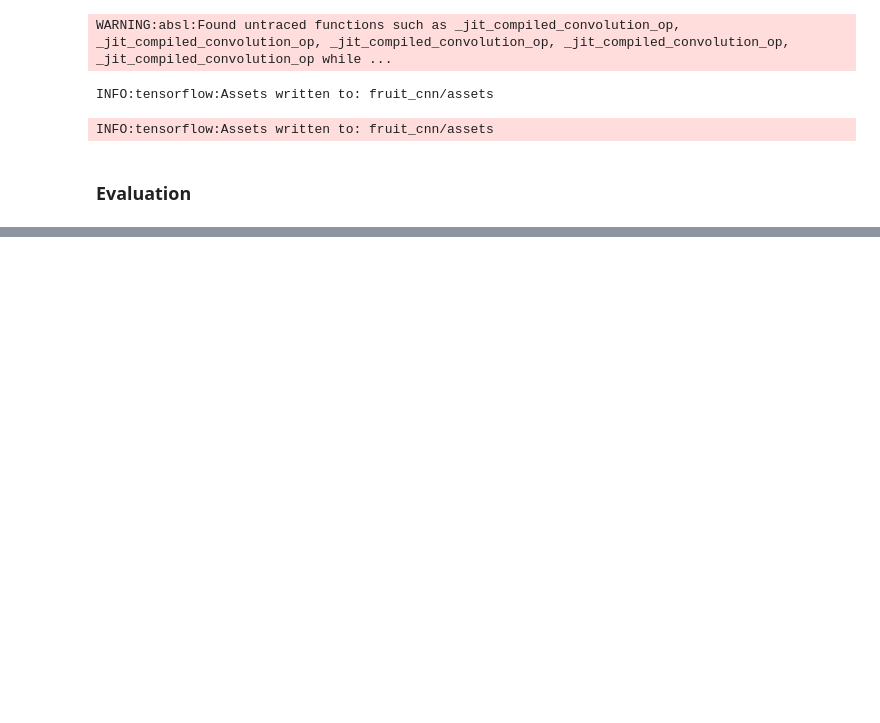
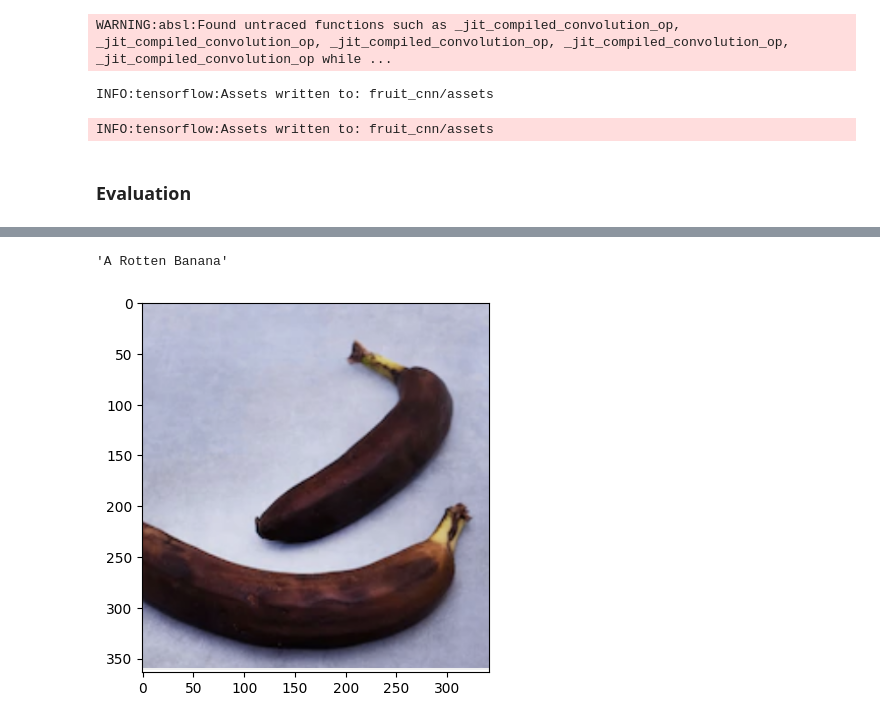
Before and after one commit to MajidKouki/fruit-classification, a Jupyter notebook: fruit-classification.ipynb, the cells around one changed output, grey strips where cells are left out. Drawn from its saved outputs; the diff is of its cells as text; code cells hidden in the pictures; blank space fills up the shorter version.

```diff
--- a/fruit-classification.ipynb
+++ b/fruit-classification.ipynb
@@ -259,0 +272,3 @@ predict_fruit("dataset/test/freshbanana/Screen Shot 2018-06-12 at 10.05.07 PM.pn
+# %%
+predict_fruit("dataset/test/rottenbanana/Screen Shot 2018-06-12 at 8.53.09 PM.png")
+# %% [output]
@@ -259,0 +276,2 @@ predict_fruit("dataset/test/freshbanana/Screen Shot 2018-06-12 at 10.05.07 PM.pn
+'A Rotten Banana'
+[figure, added]
```
Also changed, not shown: parts of 5 cells of this notebook.
